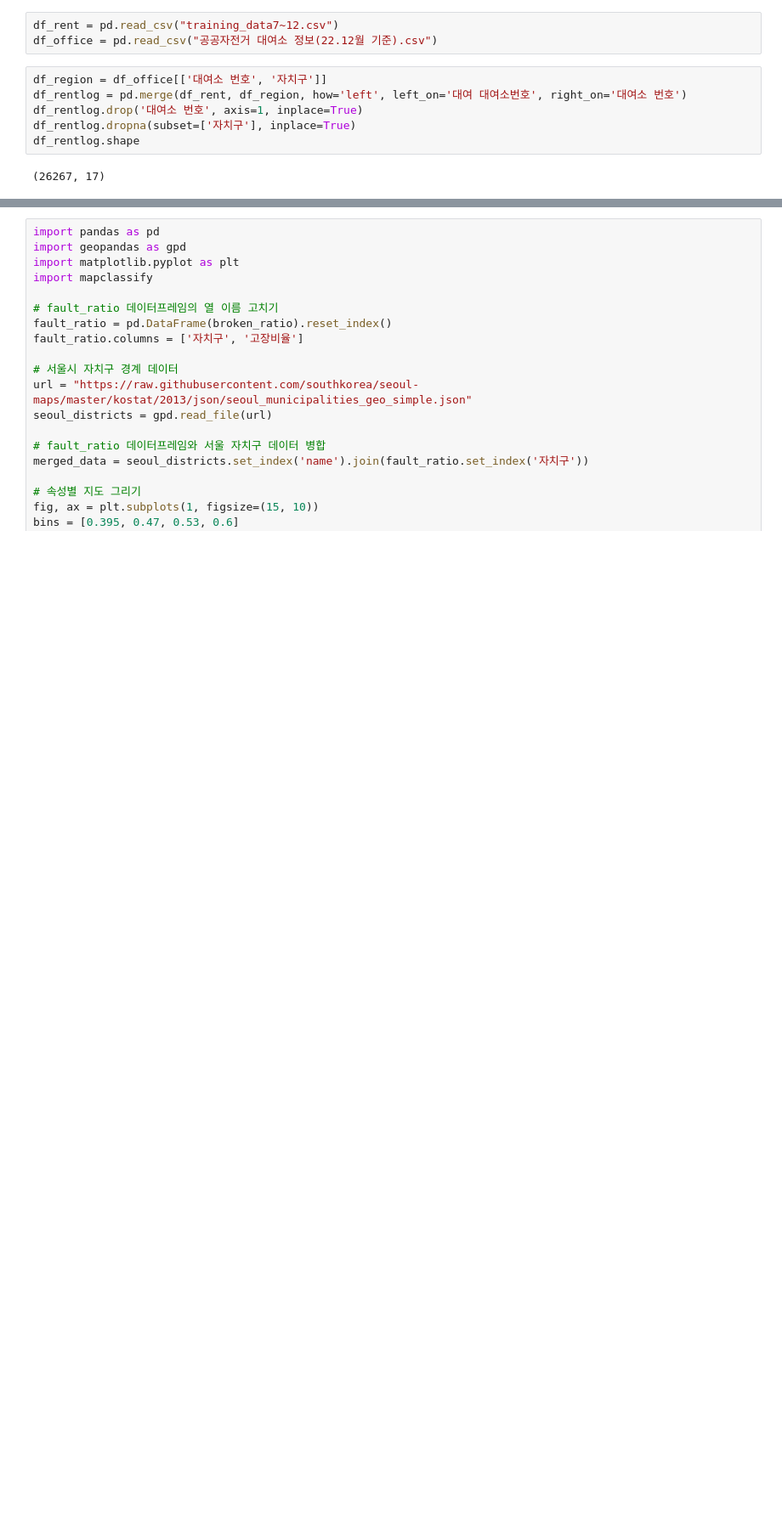
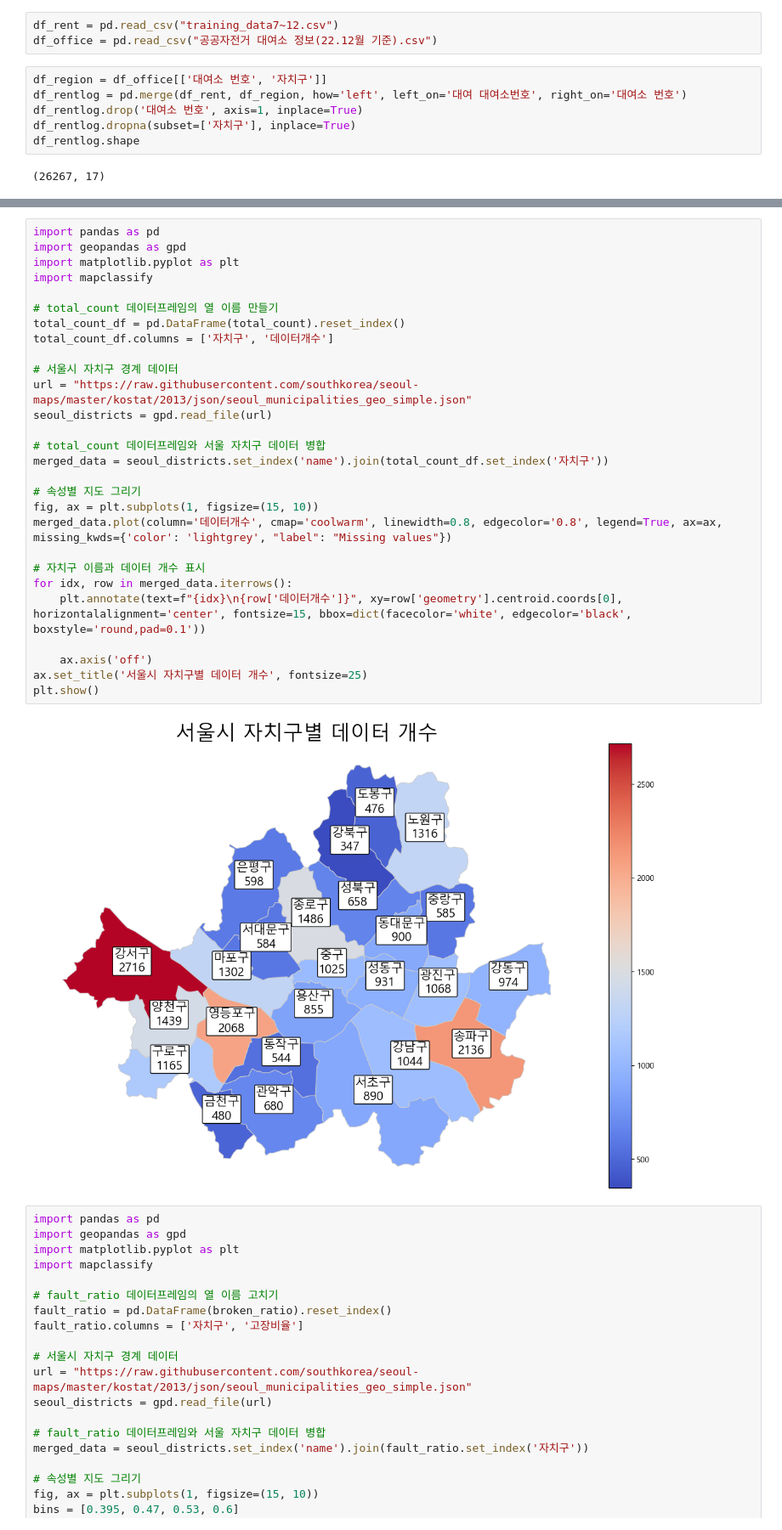
Before and after one commit to leechanhoe/data-science-project, a Jupyter notebook: 자치구와 고장의 연관성 분석.ipynb, the cells around one changed output, grey strips where cells are left out. Shown: that part at 85% size. Drawn from its saved outputs; the diff is of its cells as text; blank space fills up the shorter version.

```diff
--- a/자치구와 고장의 연관성 분석.ipynb
+++ b/자치구와 고장의 연관성 분석.ipynb
@@ -68,3 +29,33 @@ Requirement already satisfied: colorama in c:\anaconda\envs\2023-ds-b\lib\site-p
+# %%
+import pandas as pd
+import geopandas as gpd
+import matplotlib.pyplot as plt
+import mapclassify
+
+# total_count 데이터프레임의 열 이름 만들기
+total_count_df = pd.DataFrame(total_count).reset_index()
+total_count_df.columns = ['자치구', '데이터개수']
+
+# 서울시 자치구 경계 데이터
+url = "https://raw.githubusercontent.com/southkorea/seoul-maps/master/kostat/2013/json/seoul_municipalities_geo_simple.json"
+seoul_districts = gpd.read_file(url)
+
+# total_count 데이터프레임와 서울 자치구 데이터 병합
+merged_data = seoul_districts.set_index('name').join(total_count_df.set_index('자치구'))
+
+# 속성별 지도 그리기
+fig, ax = plt.subplots(1, figsize=(15, 10))
+merged_data.plot(column='데이터개수', cmap='coolwarm', linewidth=0.8, edgecolor='0.8', legend=True, ax=ax, missing_kwds={'color': 'lightgrey', "label": "Missing values"})
+
+# 자치구 이름과 데이터 개수 표시
+for idx, row in merged_data.iterrows():
+    plt.annotate(text=f"{idx}\n{row['데이터개수']}", xy=row['geometry'].centroid.coords[0], horizontalalignment='center', fontsize=15, bbox=dict(facecolor='white', edgecolor='black', boxstyle='round,pad=0.1'))
+
+    ax.axis('off')
+ax.set_title('서울시 자치구별 데이터 개수', fontsize=25)
+plt.show()
+# %% [output]
+[figure, added]
 # %%
 import pandas as pd
 import geopandas as gpd
```
Also changed, not shown: parts of 2 cells of this notebook, 1 other file.
